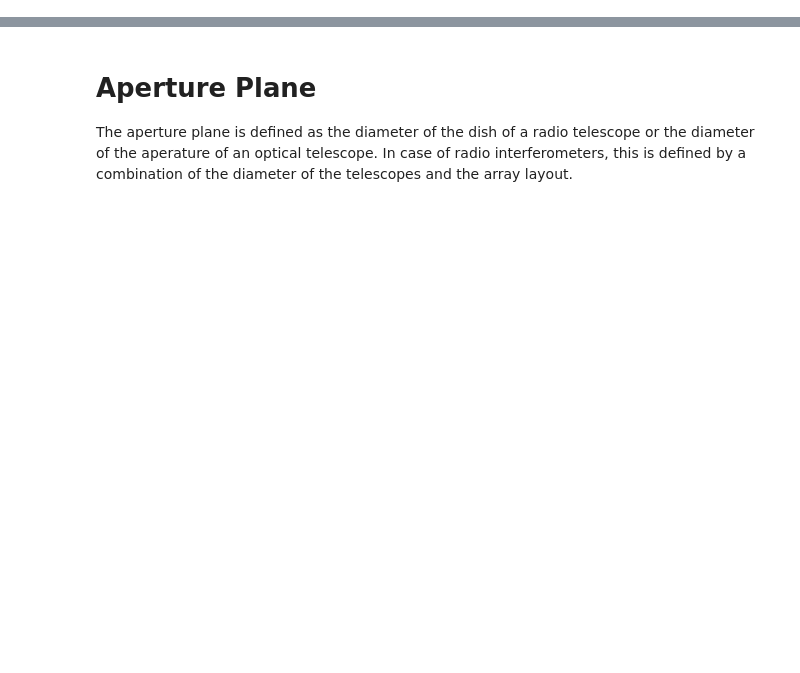
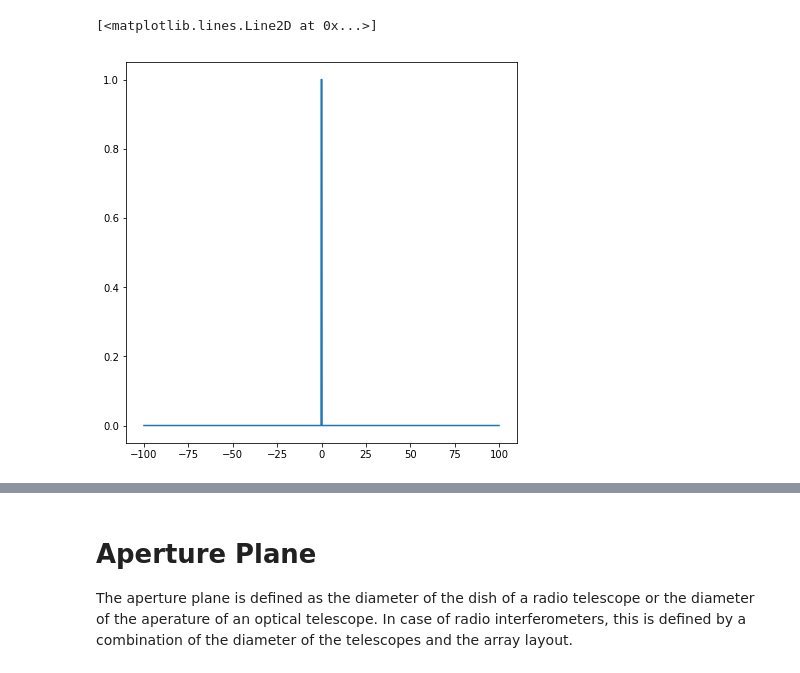
Before and after one commit to dgorthi/Notes, a Jupyter notebook: Single dishes and Telescopes.ipynb, the cells around one changed output, grey strips where cells are left out. Saved outputs shown, nothing was run; the diff lists cells and outputs as text; code cells hidden in the pictures; blank space fills up the shorter version.

```diff
--- a/Single dishes and Telescopes.ipynb
+++ b/Single dishes and Telescopes.ipynb
@@ -1,5 +1,15 @@
 # %%
 %matplotlib inline
+from matplotlib.colors import LogNorm
+import matplotlib.pyplot as plt
 import numpy as np
-import matplotlib.pyplot as plt
-plt.rcParams['figure.figsize'] = (3, 2)
+plt.rcParams['figure.figsize'] = (7, 7)
+# %%
+x = np.linspace(-100,100,num=10000)
+rect = np.zeros(len(x))
+rect[np.where(np.abs(x)<0.25)] = 1
+rect[np.where(np.abs(x)>0.25)] = 0
+plt.plot(x,rect)
+# %% [output]
+[<matplotlib.lines.Line2D at 0x...>]
+[figure, added]
```
Also changed, not shown: parts of 8 cells of this notebook, 1 other file.
